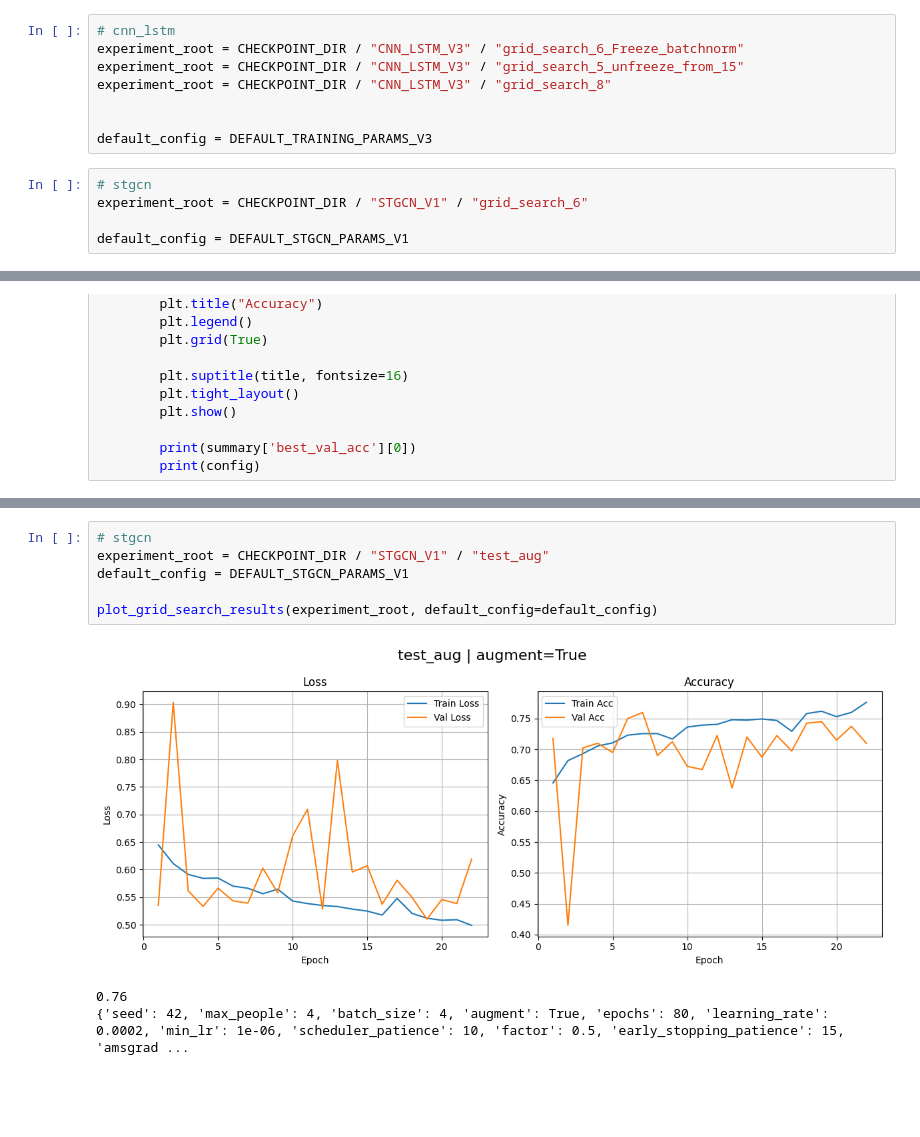
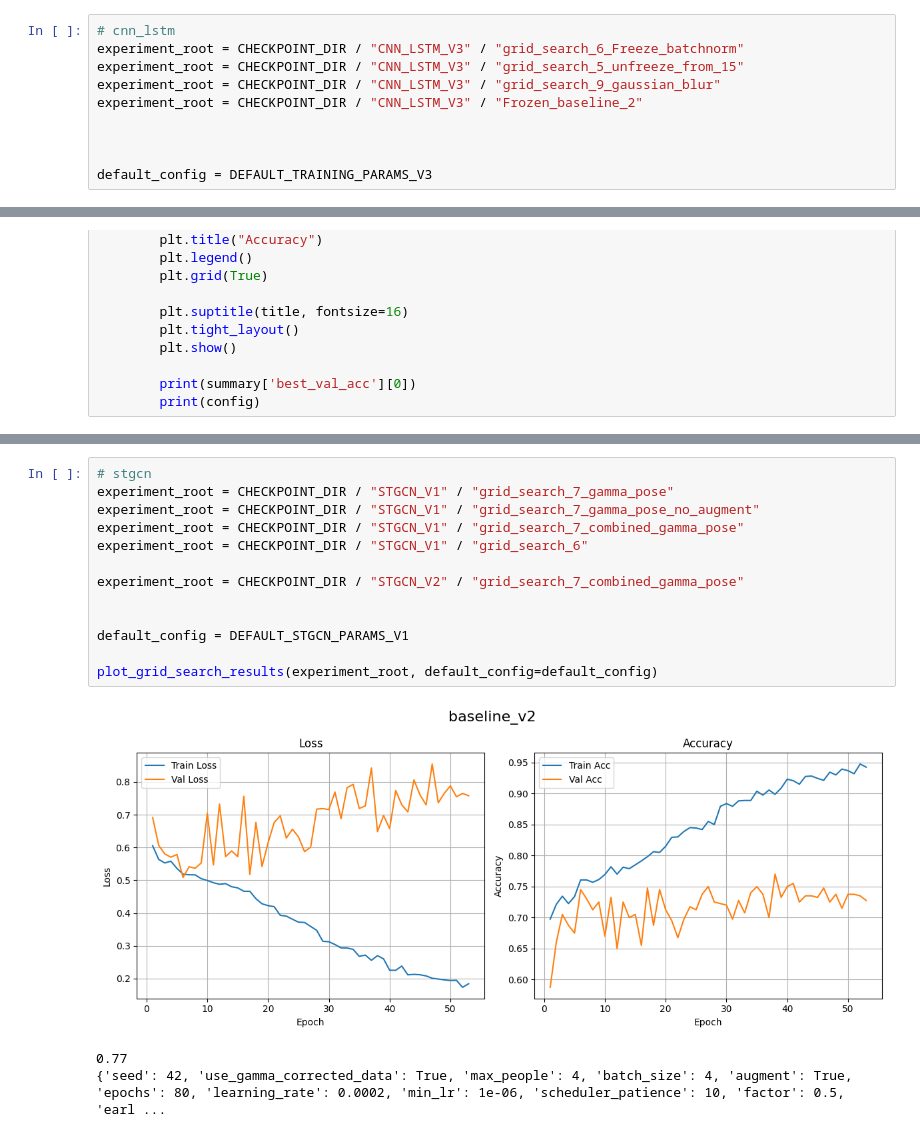
Before and after one commit to maxim-pre/violence-detection-dissertation, a Jupyter notebook: notebooks/06-gridsearch_results.ipynb, the cells around one changed output, grey strips where cells are left out. Cells and saved outputs as stored; diff of their text form; blank space fills up the shorter version.

```diff
--- a/notebooks/06-gridsearch_results.ipynb
+++ b/notebooks/06-gridsearch_results.ipynb
@@ -13,15 +13,12 @@ import matplotlib.pyplot as plt
 # cnn_lstm
 experiment_root = CHECKPOINT_DIR / "CNN_LSTM_V3" / "grid_search_6_Freeze_batchnorm"
 experiment_root = CHECKPOINT_DIR / "CNN_LSTM_V3" / "grid_search_5_unfreeze_from_15"
-experiment_root = CHECKPOINT_DIR / "CNN_LSTM_V3" / "grid_search_8"
+experiment_root = CHECKPOINT_DIR / "CNN_LSTM_V3" / "grid_search_9_gaussian_blur"
+experiment_root = CHECKPOINT_DIR / "CNN_LSTM_V3" / "Frozen_baseline_2"
+
 
 
 default_config = DEFAULT_TRAINING_PARAMS_V3
-# %%
-# stgcn
-experiment_root = CHECKPOINT_DIR / "STGCN_V1" / "grid_search_6"
-
-default_config = DEFAULT_STGCN_PARAMS_V1
 # %%
 grid_search_results_path = experiment_root / "grid_search_results.csv"
 
@@ -152,10 +133,17 @@ plot_grid_search_results(experiment_root, default_config=default_config)
 # %%
 # stgcn
-experiment_root = CHECKPOINT_DIR / "STGCN_V1" / "test_aug"
+experiment_root = CHECKPOINT_DIR / "STGCN_V1" / "grid_search_7_gamma_pose"
+experiment_root = CHECKPOINT_DIR / "STGCN_V1" / "grid_search_7_gamma_pose_no_augment"
+experiment_root = CHECKPOINT_DIR / "STGCN_V1" / "grid_search_7_combined_gamma_pose"
+experiment_root = CHECKPOINT_DIR / "STGCN_V1" / "grid_search_6"
+
+experiment_root = CHECKPOINT_DIR / "STGCN_V2" / "grid_search_7_combined_gamma_pose"
+
+
 default_config = DEFAULT_STGCN_PARAMS_V1
 
 plot_grid_search_results(experiment_root, default_config=default_config)
 # %% [output]
-[figure, old version]
+[figure, new version]
-0.76
-{'seed': 42, 'max_people': 4, 'batch_size': 4, 'augment': True, 'epochs': 80, 'learning_rate': 0.0002, 'min_lr': 1e-06, 'scheduler_patience': 10, 'factor': 0.5, 'early_stopping_patience': 15, 'amsgrad ...
+0.77
+{'seed': 42, 'use_gamma_corrected_data': True, 'max_people': 4, 'batch_size': 4, 'augment': True, 'epochs': 80, 'learning_rate': 0.0002, 'min_lr': 1e-06, 'scheduler_patience': 10, 'factor': 0.5, 'earl ...
```
Also changed, not shown: parts of 2 cells of this notebook, 10 other files.
